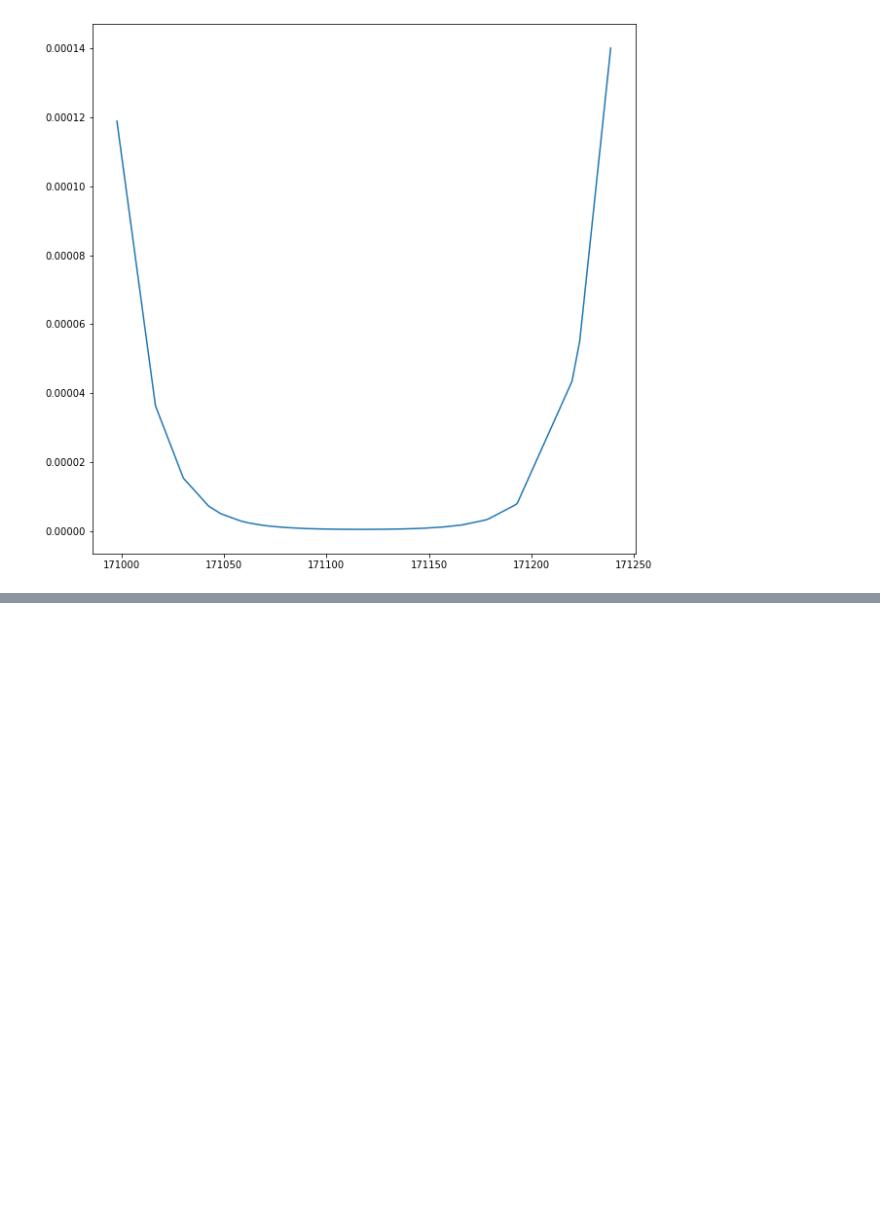
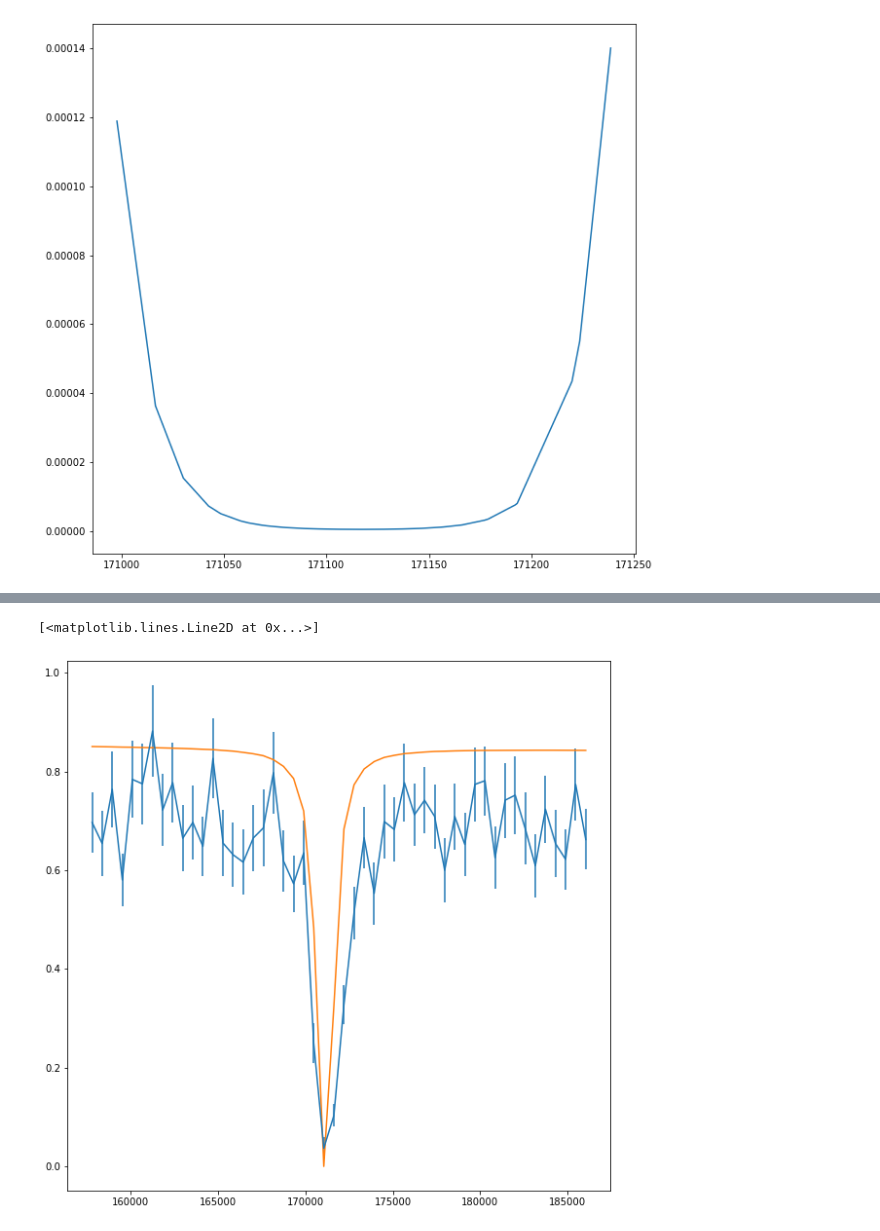
Before and after one commit to Junyinghuang/MArEX_Analysis, a Jupyter notebook: Al_ana.ipynb, the cells around one changed output, grey strips where cells are left out. Saved outputs shown, nothing was run; the diff lists cells and outputs as text; code cells hidden in the pictures; blank space fills up the shorter version.

```diff
--- a/Al_ana.ipynb
+++ b/Al_ana.ipynb
@@ -220,0 +262,13 @@ plt.plot(tof[left:right], ts[left:right])
+# %%
+y_ts = []
+for x in x_tof:
+    index = search_asc(tof, x)
+    y = ts[index]
+    y_ts.append(y)
+# %%
+plt.figure(figsize=(10,10))
+plt.errorbar(x_tof, tr, yerr=tr_error)
+plt.plot(x_tof, y_ts)
+# %% [output]
+[<matplotlib.lines.Line2D at 0x...>]
+[figure, added]
```
Also changed, not shown: parts of 32 cells of this notebook, 3 other files.
